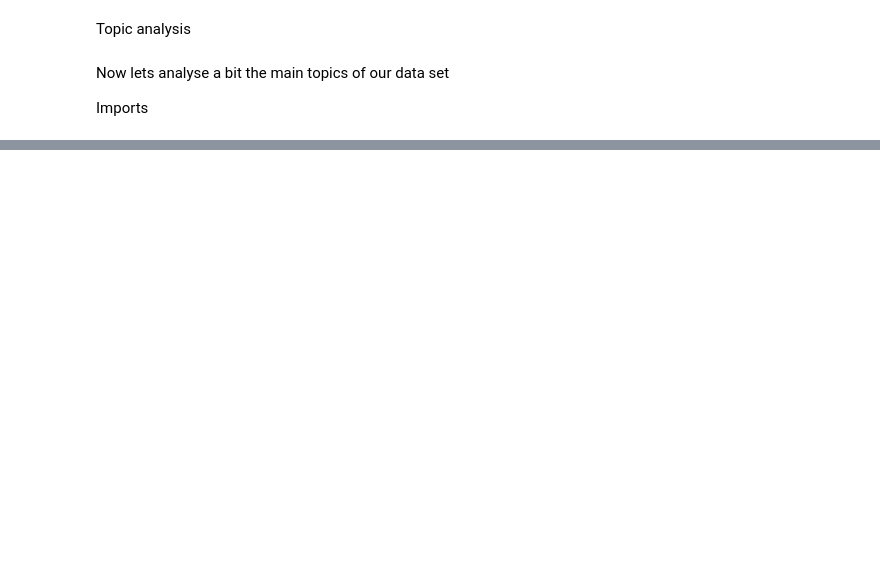
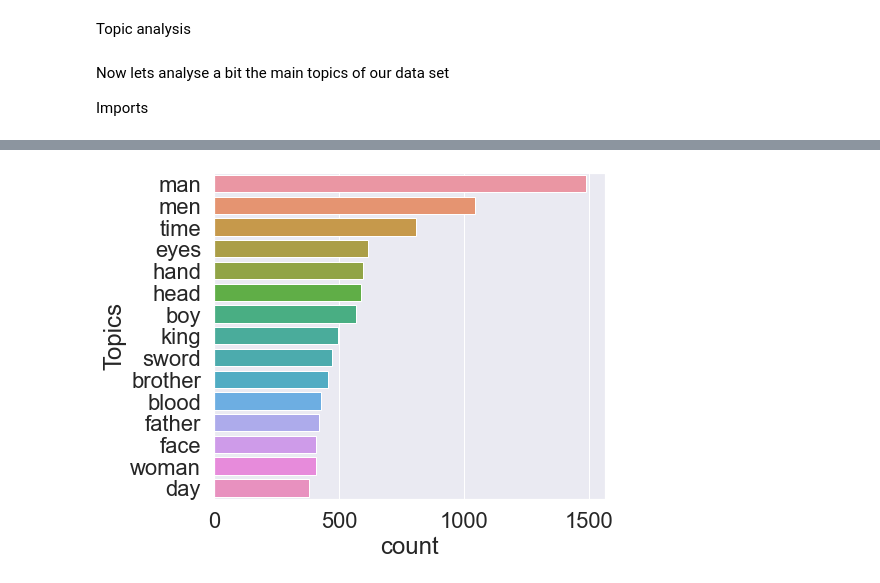
Before and after one commit to Suru-09/Data-Mining, a Jupyter notebook: notebooks/topic_analysis.ipynb, the cells around one changed output, grey strips where cells are left out. Saved outputs shown, nothing was run; the diff lists cells and outputs as text; code cells hidden in the pictures; blank space fills up the shorter version.

```diff
--- a/notebooks/topic_analysis.ipynb
+++ b/notebooks/topic_analysis.ipynb
@@ -279,0 +266,4 @@ pyLDAvis.display(lda_visualization)
+# %%
+analyze_topics(swords_text_cleaned)
+# %% [output]
+[figure, added]
```
Also changed, not shown: parts of 33 cells of this notebook, 17 other files.
